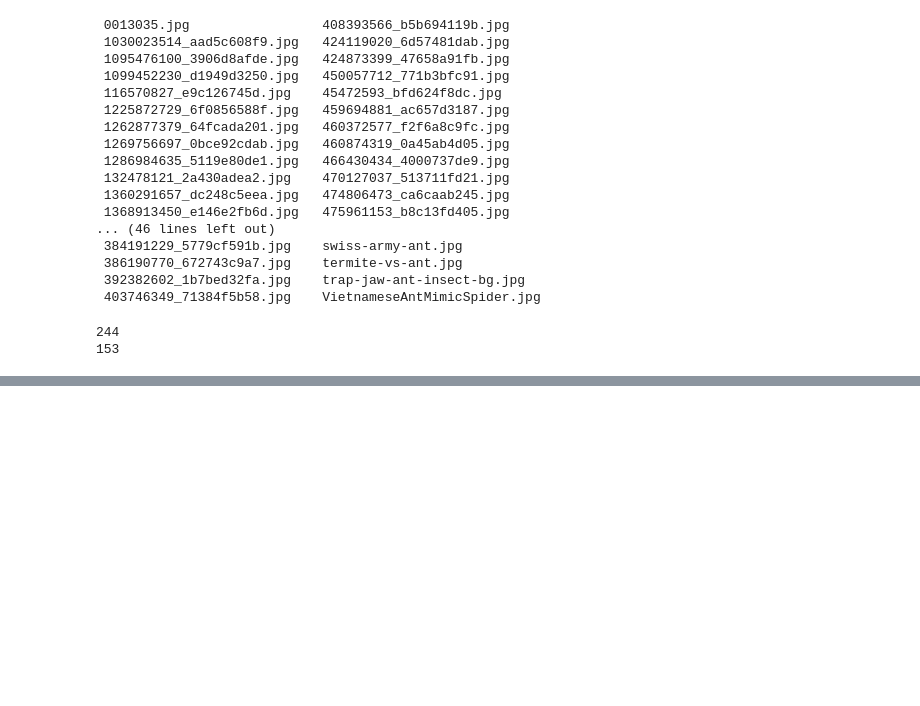
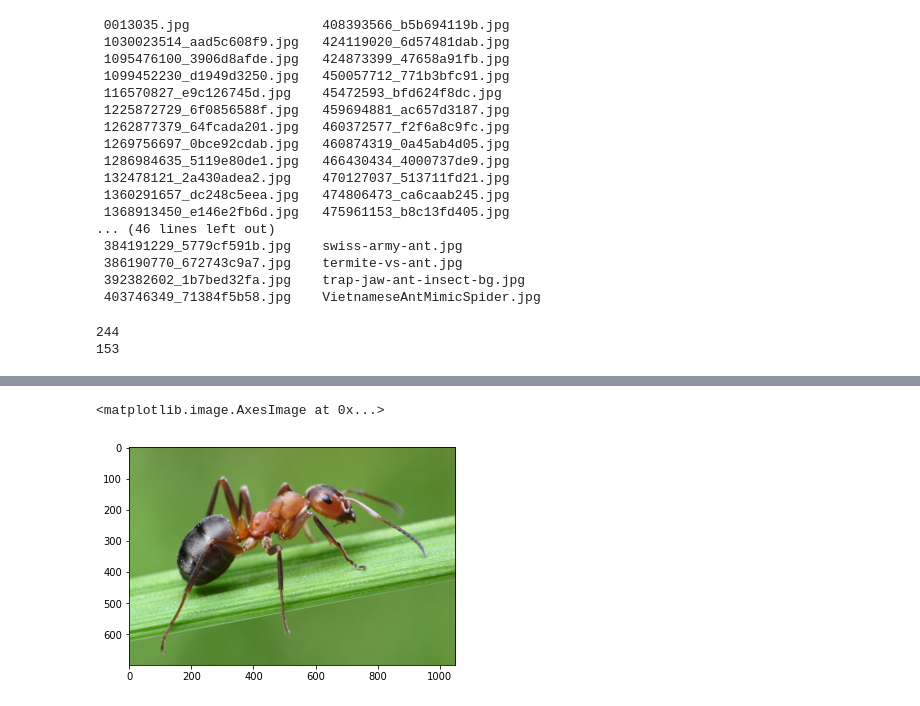
Before and after one commit to shivamraj6288/Image-Recognition, a Jupyter notebook: transfer_learning.ipynb, the cells around one changed output, grey strips where cells are left out. Saved outputs shown, nothing was run; the diff lists cells and outputs as text; code cells hidden in the pictures; blank space fills up the shorter version.

```diff
--- a/transfer_learning.ipynb
+++ b/transfer_learning.ipynb
@@ -196,10 +244,13 @@ import PIL.ImageOps
 # %%
 import requests
 from PIL import Image
-url='https://cdn.britannica.com/s:700x500/40/109040-050-62EEDEA6/Male-white-tailed-deer.jpg'
+url='https://daily.jstor.org/wp-content/uploads/2015/02/ants.jpg'
 response=requests.get(url,stream=True)
 img= Image.open(response.raw)
 plt.imshow(img)
+# %% [output]
+<matplotlib.image.AxesImage at 0x...>
+[figure, added]
 # %%
 img=transform(img)
 plt.imshow(im_convert(img))
```
Also changed, not shown: parts of 17 cells of this notebook.
